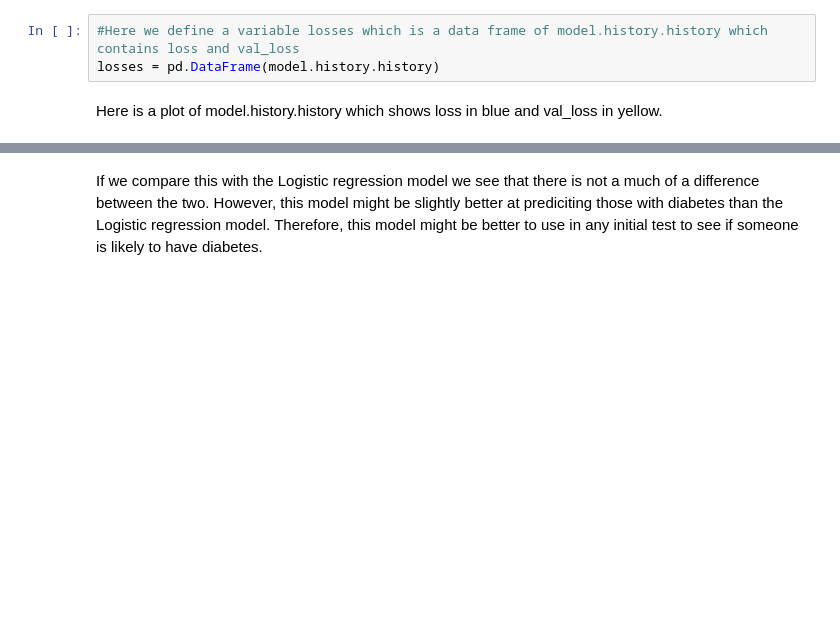
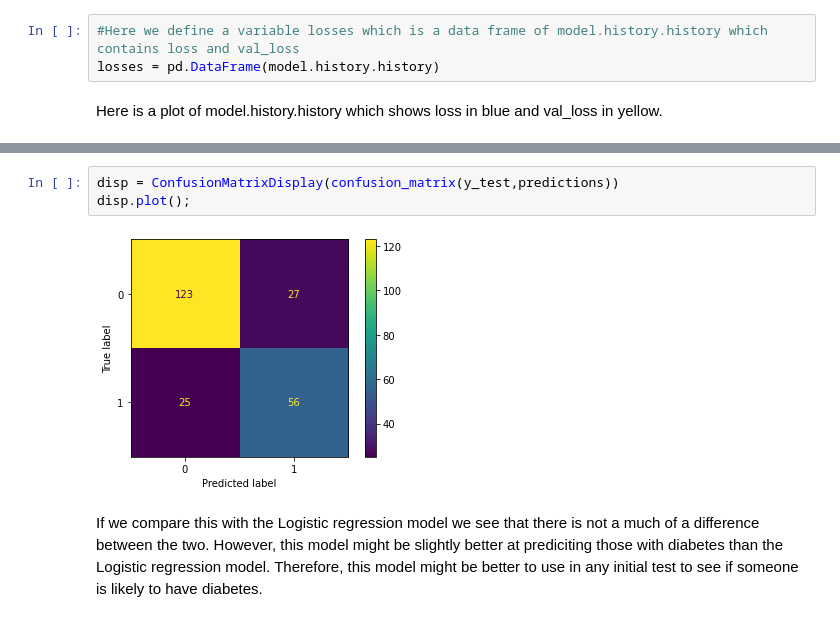
Before and after one commit to lcwhite29/Project-Classification, a Jupyter notebook: Diabetes_Classification.ipynb, the cells around one changed output, grey strips where cells are left out. Drawn from its saved outputs; the diff is of its cells as text; blank space fills up the shorter version.

```diff
--- a/Diabetes_Classification.ipynb
+++ b/Diabetes_Classification.ipynb
@@ -268,2 +273,7 @@ weighted avg       0.79      0.79      0.79       231
+# %%
+disp = ConfusionMatrixDisplay(confusion_matrix(y_test,predictions))
+disp.plot();
+# %% [output]
+[figure, added]
 # %% [markdown]
 If we compare this with the Logistic regression model we see that there is not a much of a difference between the two. However, this model might be slightly better at prediciting those with diabetes than the Logistic regression model. Therefore, this model might be better to use in any initial test to see if someone is likely to have diabetes.
```
Also changed, not shown: parts of 6 cells of this notebook, 3 other files.
